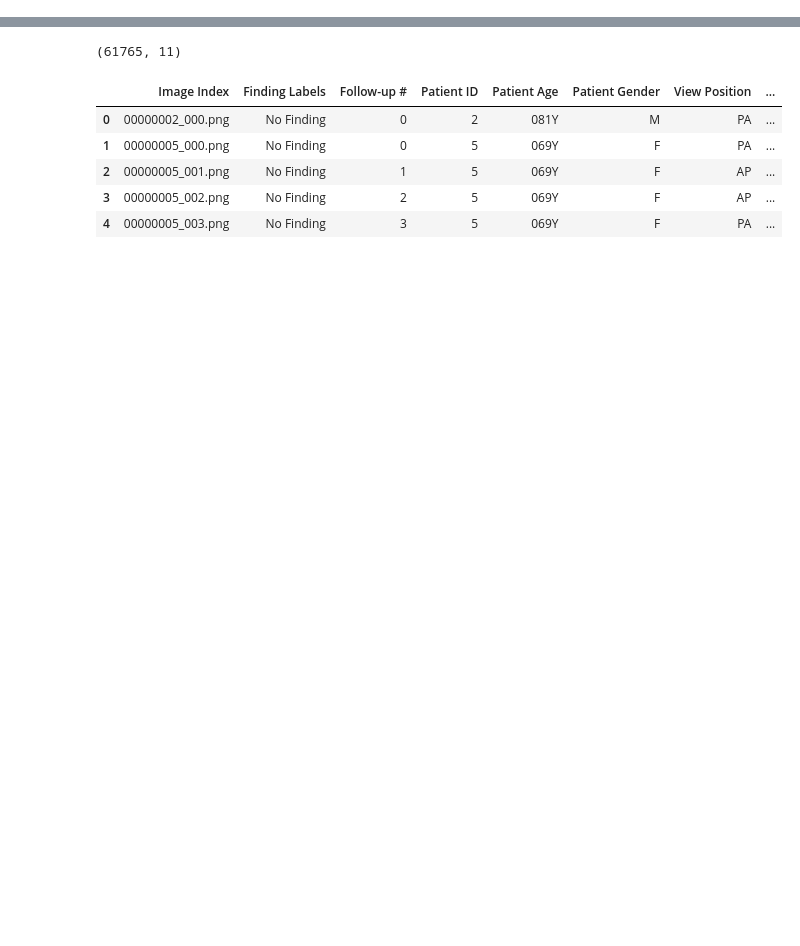
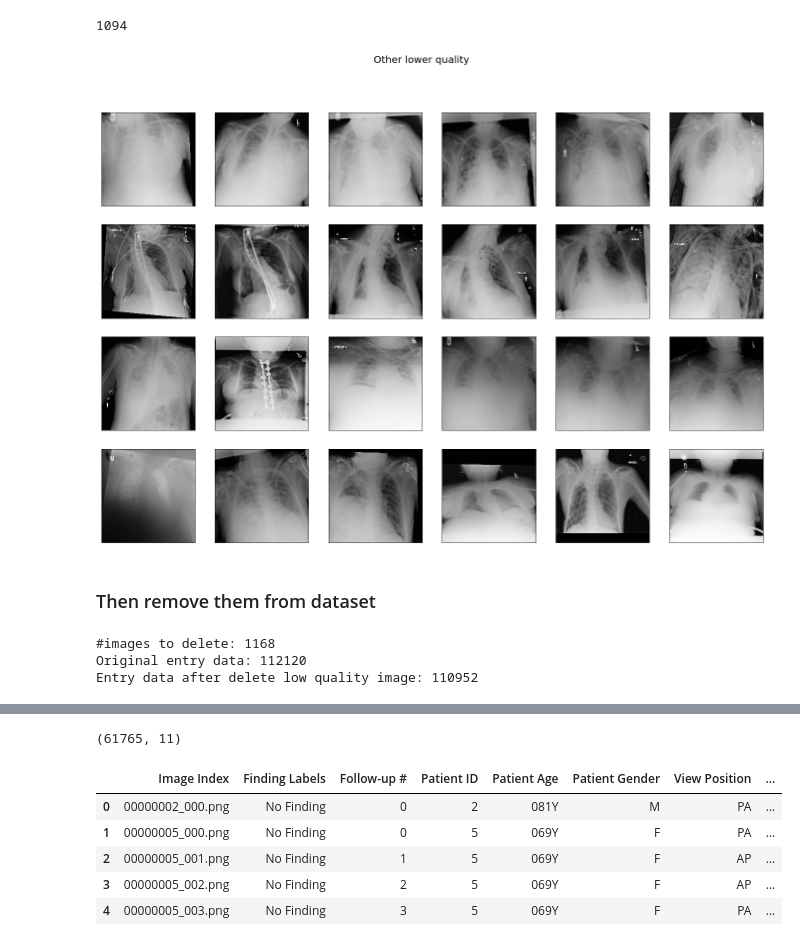
Before and after one commit to dattran2346/chestX-ray-14, a Jupyter notebook: 1.Cleaning.ipynb, the cells around one changed output, grey strips where cells are left out. Saved outputs shown, nothing was run; the diff lists cells and outputs as text; code cells hidden in the pictures; blank space fills up the shorter version.

```diff
--- a/1.Cleaning.ipynb
+++ b/1.Cleaning.ipynb
@@ -16,0 +53,20 @@ First, clean up data so to contain only 'Pneumonia' and 'No Finding' label
+# %%
+blacklist_other = pd.read_csv('blacklist_other_images_with_lower_quality.csv', header=None)
+print(blacklist_other.shape[0])
+plot_batch(blacklist_other, 'Other lower quality')
+# %% [output]
+1094
+[figure, added]
+# %% [markdown]
+### Then remove them from dataset
+# %%
+combine = pd.concat([blacklist_other, blacklist_rotated, blacklist_nonPA])
+images_to_delete = combine.values.squeeze()
+print('#images to delete:', len(images_to_delete))
+print('Original entry data:', entry_df.shape[0])
+entry_df = entry_df[~entry_df['Image Index'].isin(images_to_delete)]
+print('Entry data after delete low quality image:', entry_df.shape[0])
+# %% [output]
+#images to delete: 1168
+Original entry data: 112120
+Entry data after delete low quality image: 110952
```
Also changed, not shown: parts of 18 cells of this notebook, 9 other files.
